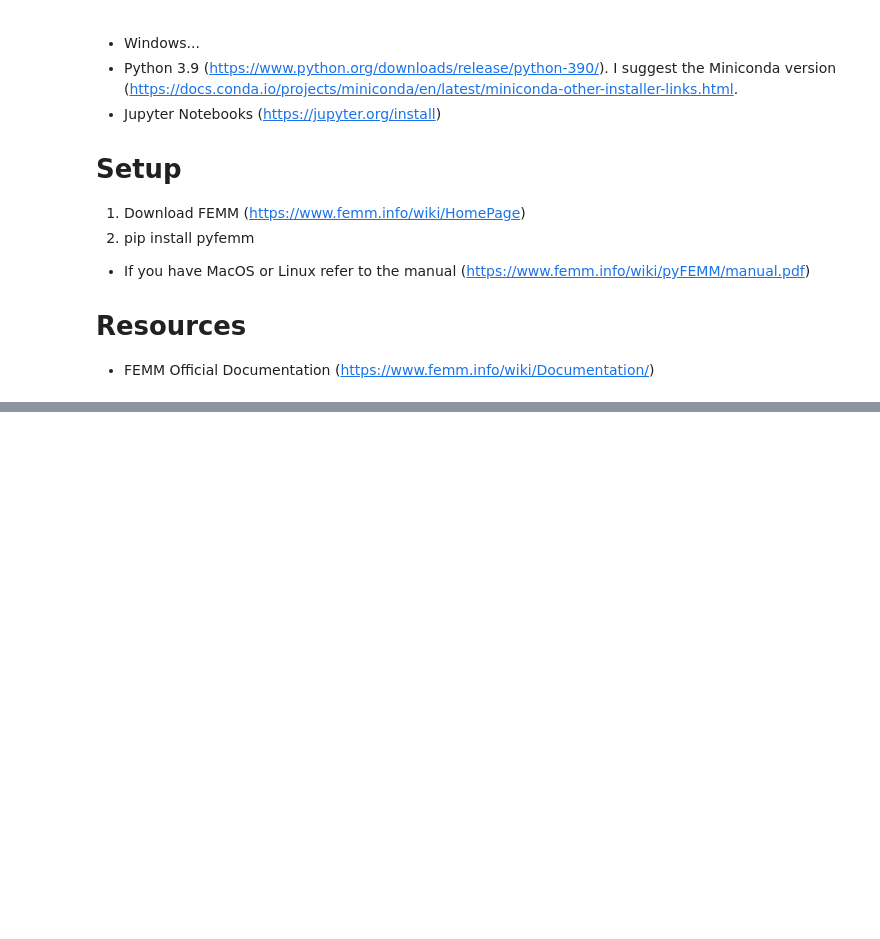
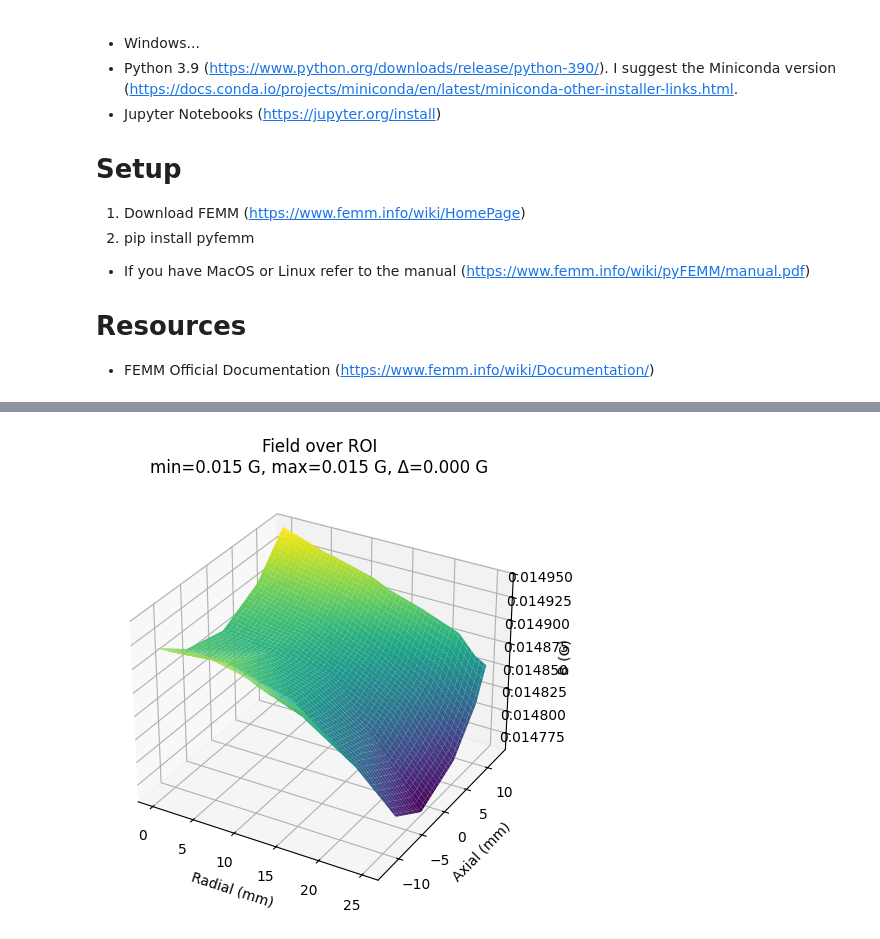
Before and after one commit to kostubhagarwal/femm_em_sims, a Jupyter notebook: electro_mag_sim.ipynb, the cells around one changed output, grey strips where cells are left out. Saved outputs shown, nothing was run; the diff lists cells and outputs as text; code cells hidden in the pictures; blank space fills up the shorter version.

```diff
--- a/electro_mag_sim.ipynb
+++ b/electro_mag_sim.ipynb
@@ -288,0 +348,27 @@ No loss, wire heats 465.59°C in 3600 seconds
+# %%
+import numpy as np
+
+# Surface plot over ROI: r=[0,12.5]mm, z=50mm centered at separation midpoint
+n = 100
+r_roi = np.linspace(0, 25, n)
+z_roi = np.linspace(-12.5, 12.5, n)   # ±25 mm around center (z=0 in FEMM coords)
+
+B_roi = np.zeros((n, n))
+for i, ri in enumerate(r_roi):
+    for j, zj in enumerate(z_roi):
+        s, t = femm.mo_getb(ri, zj)
+        B_roi[i, j] = np.sqrt(s**2 + t**2) * 1e4  # Gauss
+
+B_min, B_max = B_roi.min(), B_roi.max()
+
+Z_roi, R_roi = np.meshgrid(z_roi, r_roi)
+ax = plt.figure(figsize=(6, 5)).add_subplot(111, projection='3d')
+ax.plot_surface(R_roi, Z_roi, B_roi, cmap='viridis', edgecolor='none')
+ax.set_xlabel('Radial (mm)')
+ax.set_ylabel('Axial (mm)')
+ax.set_zlabel('B (G)')
+ax.set_title(f'Field over ROI\nmin={B_min:.3f} G, max={B_max:.3f} G, Δ={B_max-B_min:.3f} G')
+plt.tight_layout()
+plt.show()
+# %% [output]
+[figure, added]
```
Also changed, not shown: parts of 4 cells of this notebook, 1 other file.
